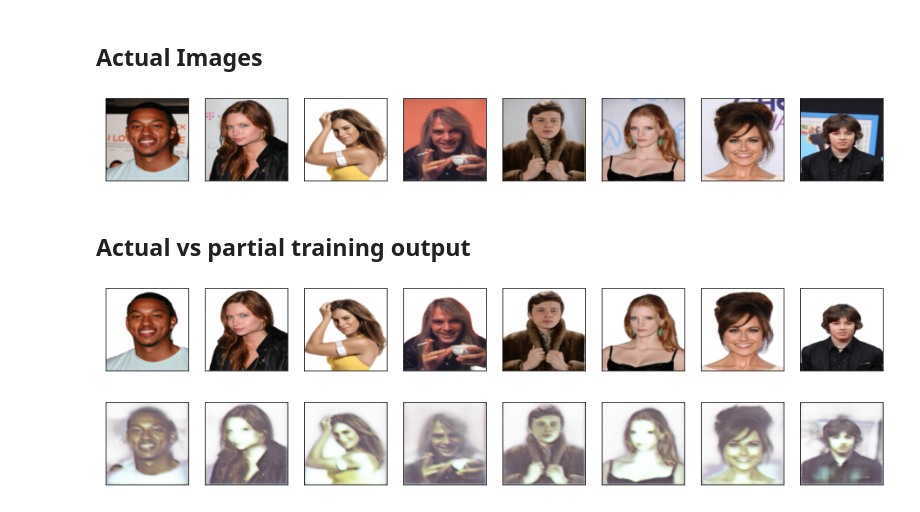
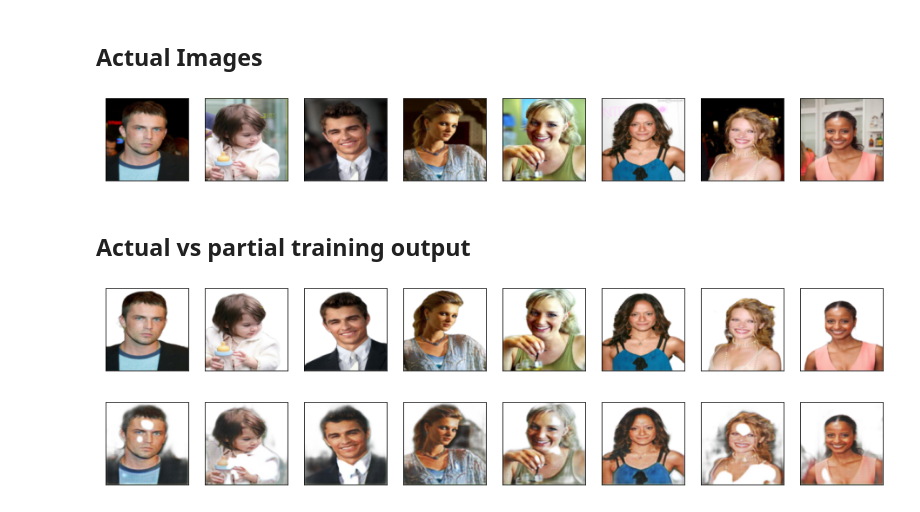
Before and after one commit to sanketsans/Image-Matting-U-Net, a Jupyter notebook: ImageMatting.ipynb, the cells around one changed output. Cells and saved outputs as stored; diff of their text form; code cells hidden in the pictures.

Commit message:
Results after 500 epochs

```diff
--- a/ImageMatting.ipynb
+++ b/ImageMatting.ipynb
@@ -349,5 +308,5 @@ torch.Size([8, 4, 128, 128])
 # %%
-def view_samples(epoch, fmg, index=1):
+def view_results(epoch, fmg, index=1):
   fig, axes = plt.subplots(figsize=(16,4), nrows=1, ncols=8, sharey=True, sharex=True)
   for ax, fimg in zip(axes.flatten(), fmg):
     # img = img.detach().cpu().numpy()
@@ -372,16 +331,19 @@ def view_samples(epoch, fmg, index=1):
 # %% [markdown]
 ## Actual Images
 # %%
+f, t = next(a)
+f = f.to(device)
 f = scale(f)
-view_samples(0, f, 0)
+view_results(0, f, 0)
 # %% [output]
-[figure, old version]
+[figure, new version]
 # %% [markdown]
 ## Actual vs partial training output
 # %%
-t = scale(t)
-view_samples(0, t)
-view_samples(0, out)
+# t = scale(t)
+out = G(f)
+view_results(0, t)
+view_results(0, out)
 # %% [output]
-[figure, old version]
+[figure, new version]
-[figure, old version]
+[figure, new version]
```
Also changed, not shown: parts of 16 cells of this notebook.
